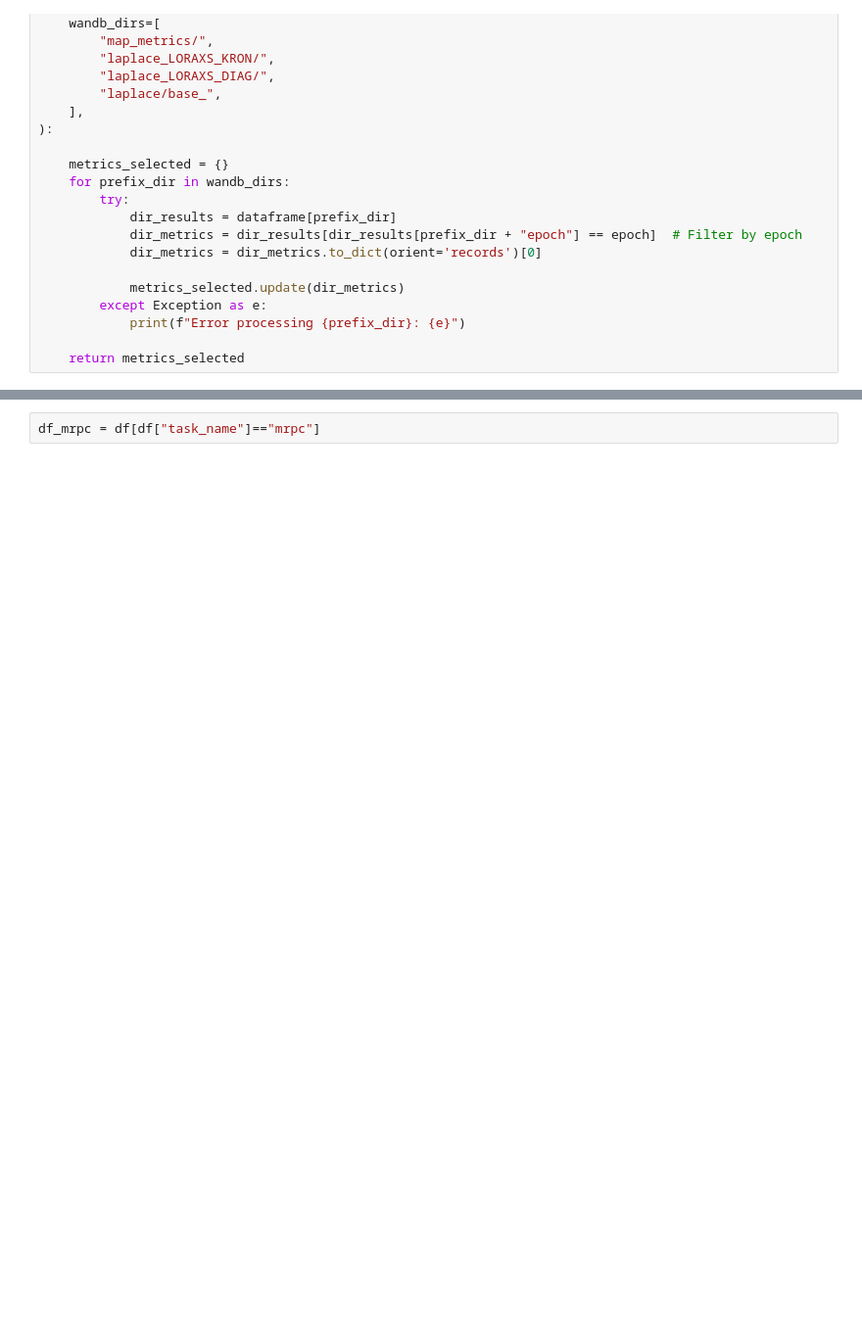
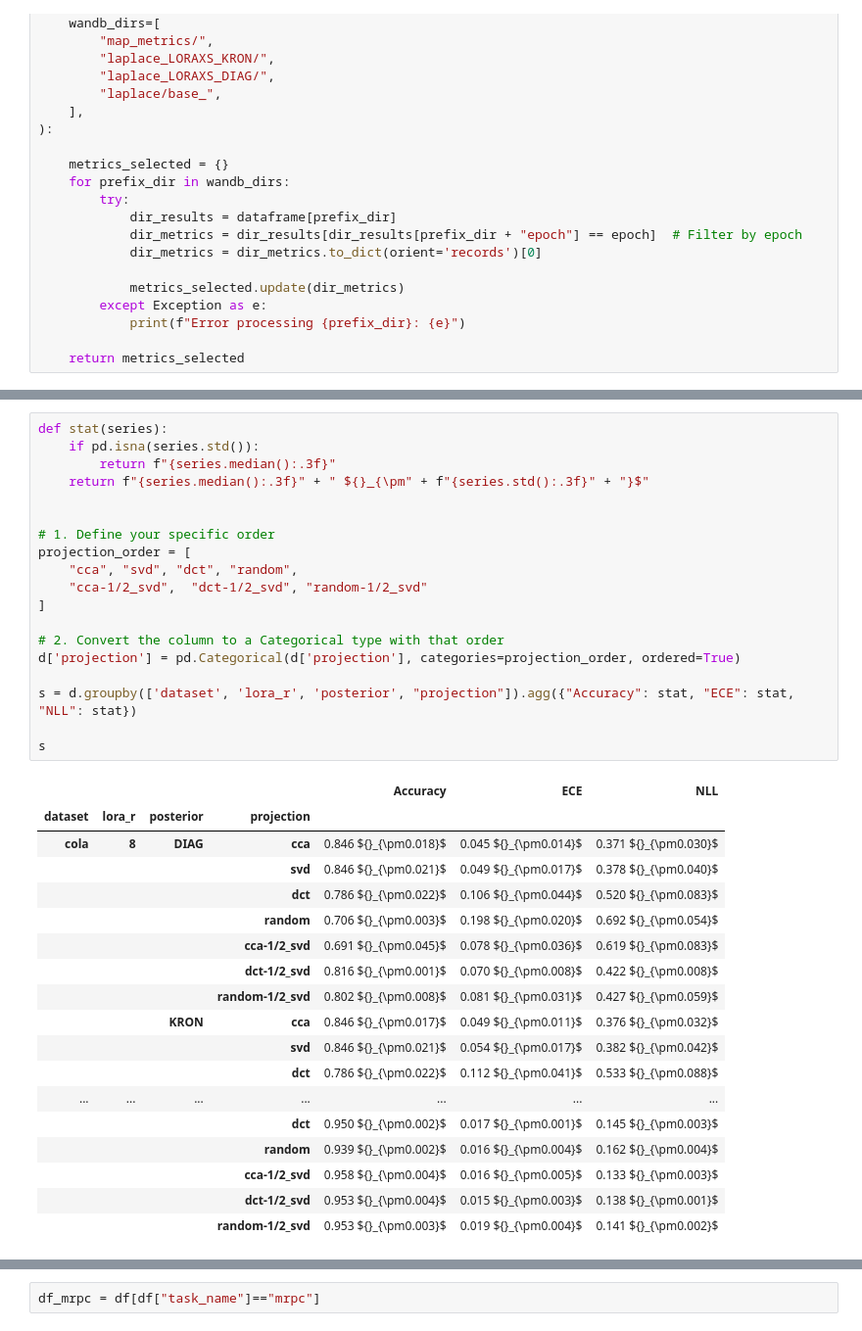
Before and after one commit to gmum/bayesian-finetuning, a Jupyter notebook: experiments/results_analysis_of_exp_roberta_alternative_projections.ipynb, the cells around one changed output, grey strips where cells are left out. Shown at 98% size. Cells and saved outputs as stored; diff of their text form; blank space fills up the shorter version.

```diff
--- a/experiments/results_analysis_of_exp_roberta_alternative_projections.ipynb
+++ b/experiments/results_analysis_of_exp_roberta_alternative_projections.ipynb
@@ -132,0 +766,38 @@ df = pd.DataFrame(cfgs)
+# %%
+def stat(series):
+    if pd.isna(series.std()):
+        return f"{series.median():.3f}"
+    return f"{series.median():.3f}" + " ${}_{\pm" + f"{series.std():.3f}" + "}$"
+
+
+# 1. Define your specific order
+projection_order = [
+    "cca", "svd", "dct", "random",
+    "cca-1/2_svd",  "dct-1/2_svd", "random-1/2_svd"
+]
+
+# 2. Convert the column to a Categorical type with that order
+d['projection'] = pd.Categorical(d['projection'], categories=projection_order, ordered=True)
+
+s = d.groupby(['dataset', 'lora_r', 'posterior', "projection"]).agg({"Accuracy": stat, "ECE": stat, "NLL": stat})
+
+s
+# %% [output]
+|  |  |  |  | Accuracy | ECE | NLL |
+| dataset | lora_r | posterior | projection |  |  |  |
+| cola | 8 | DIAG | cca | 0.846 ${}_{\pm0.018}$ | 0.045 ${}_{\pm0.014}$ | 0.371 ${}_{\pm0.030}$ |
+|  |  |  | svd | 0.846 ${}_{\pm0.021}$ | 0.049 ${}_{\pm0.017}$ | 0.378 ${}_{\pm0.040}$ |
+|  |  |  | dct | 0.786 ${}_{\pm0.022}$ | 0.106 ${}_{\pm0.044}$ | 0.520 ${}_{\pm0.083}$ |
+|  |  |  | random | 0.706 ${}_{\pm0.003}$ | 0.198 ${}_{\pm0.020}$ | 0.692 ${}_{\pm0.054}$ |
+|  |  |  | cca-1/2_svd | 0.691 ${}_{\pm0.045}$ | 0.078 ${}_{\pm0.036}$ | 0.619 ${}_{\pm0.083}$ |
+|  |  |  | dct-1/2_svd | 0.816 ${}_{\pm0.001}$ | 0.070 ${}_{\pm0.008}$ | 0.422 ${}_{\pm0.008}$ |
+|  |  |  | random-1/2_svd | 0.802 ${}_{\pm0.008}$ | 0.081 ${}_{\pm0.031}$ | 0.427 ${}_{\pm0.059}$ |
+|  |  | KRON | cca | 0.846 ${}_{\pm0.017}$ | 0.049 ${}_{\pm0.011}$ | 0.376 ${}_{\pm0.032}$ |
+|  |  |  | svd | 0.846 ${}_{\pm0.021}$ | 0.054 ${}_{\pm0.017}$ | 0.382 ${}_{\pm0.042}$ |
+|  |  |  | dct | 0.786 ${}_{\pm0.022}$ | 0.112 ${}_{\pm0.041}$ | 0.533 ${}_{\pm0.088}$ |
+| ... | ... | ... | ... | ... | ... | ... |
+|  |  |  | dct | 0.950 ${}_{\pm0.002}$ | 0.017 ${}_{\pm0.001}$ | 0.145 ${}_{\pm0.003}$ |
+|  |  |  | random | 0.939 ${}_{\pm0.002}$ | 0.016 ${}_{\pm0.004}$ | 0.162 ${}_{\pm0.004}$ |
+|  |  |  | cca-1/2_svd | 0.958 ${}_{\pm0.004}$ | 0.016 ${}_{\pm0.005}$ | 0.133 ${}_{\pm0.003}$ |
+|  |  |  | dct-1/2_svd | 0.953 ${}_{\pm0.004}$ | 0.015 ${}_{\pm0.003}$ | 0.138 ${}_{\pm0.001}$ |
+|  |  |  | random-1/2_svd | 0.953 ${}_{\pm0.003}$ | 0.019 ${}_{\pm0.004}$ | 0.141 ${}_{\pm0.002}$ |
```
Also changed, not shown: parts of 30 cells of this notebook, 1 other file.
